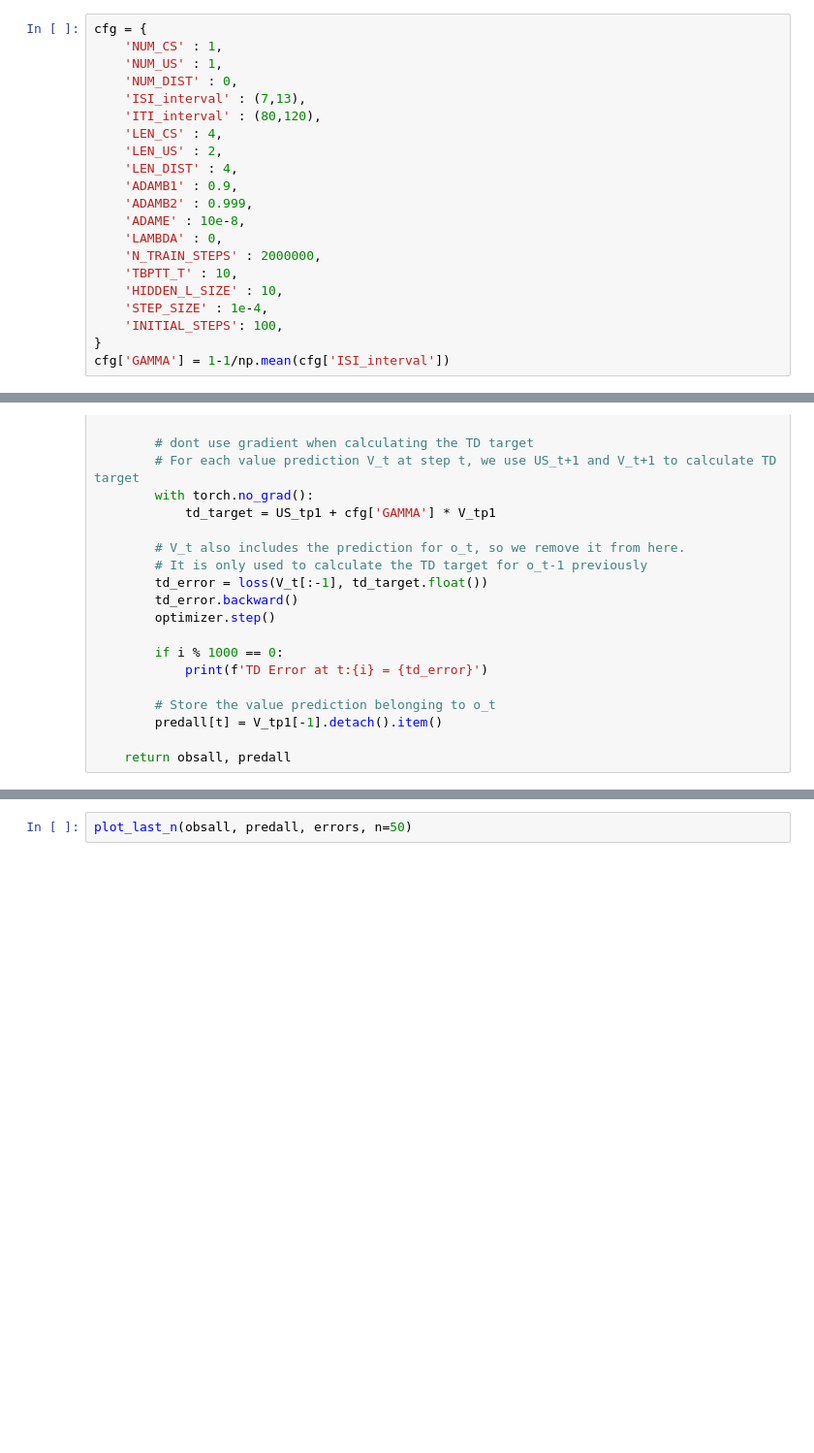
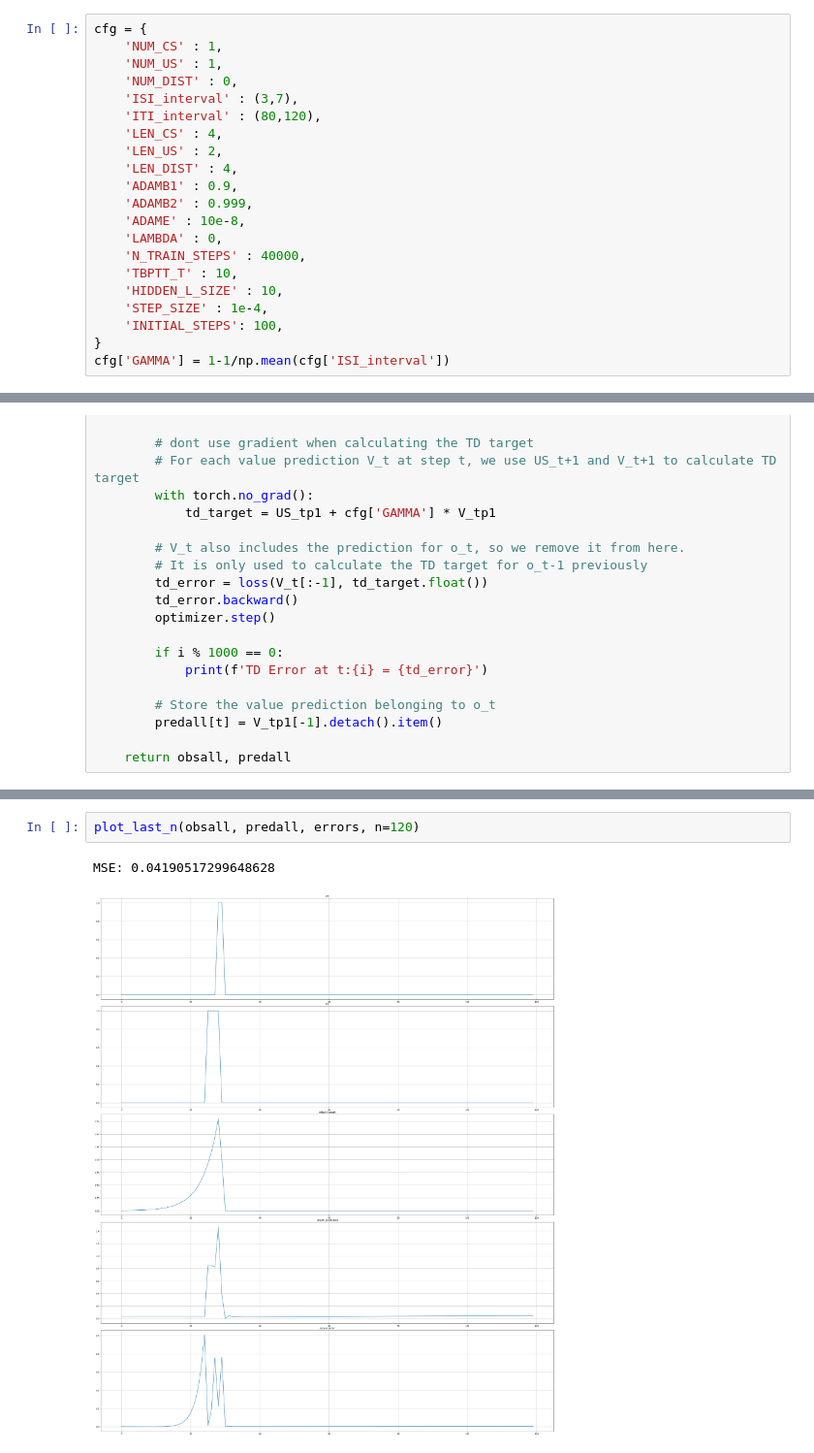
Before and after one commit to haseebs/animal-state-learning, a Jupyter notebook: notebooks/lstm.ipynb, the cells around one changed output, grey strips where cells are left out. Shown at 97% size. Drawn from its saved outputs; the diff is of its cells as text; blank space fills up the shorter version.

```diff
--- a/notebooks/lstm.ipynb
+++ b/notebooks/lstm.ipynb
@@ -271,7 +271,7 @@ cfg = {
     'NUM_CS' : 1,
     'NUM_US' : 1,
     'NUM_DIST' : 0,
-    'ISI_interval' : (7,13),
+    'ISI_interval' : (3,7),
     'ITI_interval' : (80,120),
     'LEN_CS' : 4,
     'LEN_US' : 2,
@@ -280,7 +280,7 @@ cfg = {
     'ADAMB2' : 0.999,
     'ADAME' : 10e-8,
     'LAMBDA' : 0,
-    'N_TRAIN_STEPS' : 2000000,
+    'N_TRAIN_STEPS' : 40000,
     'TBPTT_T' : 10,
     'HIDDEN_L_SIZE' : 10,
     'STEP_SIZE' : 1e-4,
@@ -409,2 +423,5 @@ errors = compute_return_error(obsall[:,0], predall, cfg['GAMMA'])
 # %%
-plot_last_n(obsall, predall, errors, n=50)
+plot_last_n(obsall, predall, errors, n=120)
+# %% [output]
+MSE: 0.04190517299648628
+[figure, added]
```
Also changed, not shown: parts of 2 cells of this notebook, 1 other file.
